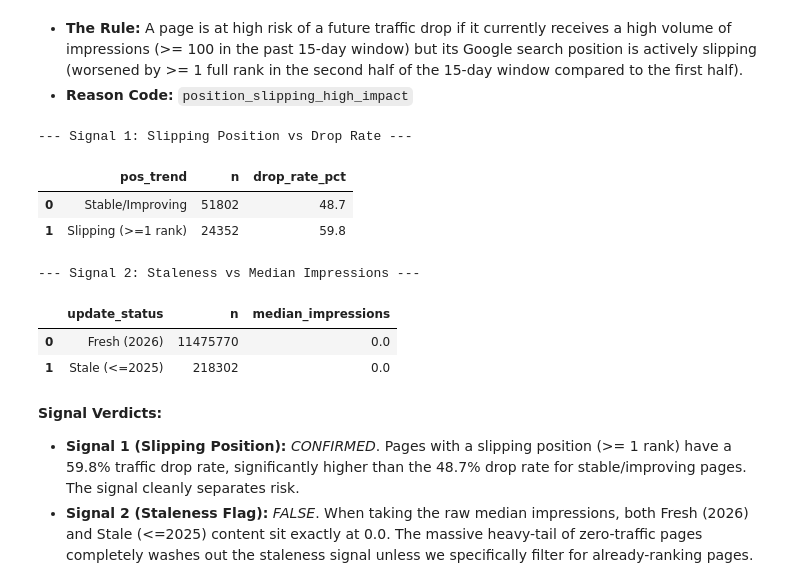
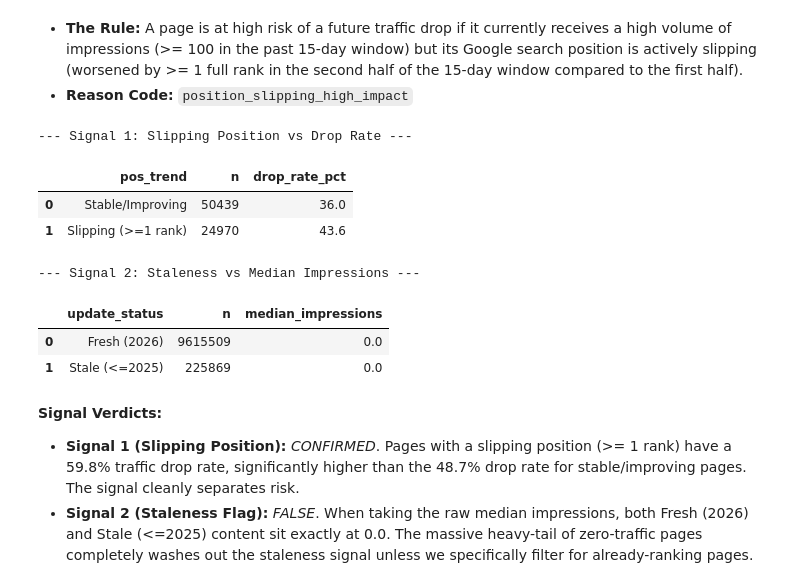
Before and after one commit to AmanBanik/Intern_at_fly, a Jupyter notebook: work/notebooks/w04_baseline_score.ipynb, the cells around one changed output. Saved outputs shown, nothing was run; the diff lists cells and outputs as text; code cells hidden in the pictures.

```diff
--- a/work/notebooks/w04_baseline_score.ipynb
+++ b/work/notebooks/w04_baseline_score.ipynb
@@ -27,12 +27,12 @@ con = duckdb.connect()
 con.execute(f"CREATE OR REPLACE SECRET hf (TYPE huggingface, TOKEN '{HF_TOKEN}')")
 
 REL = 'hf://datasets/FlyRank/internship-warehouse'
-SAMPLE_TABLE = f"read_parquet('{REL}/fact_content_daily_performance_sample.parquet')"
+MID_PANEL = f"(SELECT * FROM read_parquet('{REL}/fact_content_daily_performance/**/*.parquet') WHERE report_date BETWEEN '2026-03-01' AND '2026-03-31')"
 DIM_CONTENT = f"read_parquet('{REL}/dim_content.parquet')"
 
 # Signal Check 1: Does slipping position actually correlate with higher drop rates?
 sig1_df = con.sql(f"""
-    WITH bounds AS (SELECT MAX(report_date) AS end_d FROM {SAMPLE_TABLE}),
+    WITH bounds AS (SELECT MAX(report_date) AS end_d FROM {MID_PANEL}),
     content_agg AS (
         SELECT
             f.content_hash_id,
@@ -40,45 +40,45 @@ sig1_df = con.sql(f"""
             AVG(CASE WHEN f.report_date BETWEEN b.end_d - INTERVAL 30 DAY AND b.end_d - INTERVAL 23 DAY THEN f.gsc_avg_position END) AS pos_first_half,
             AVG(CASE WHEN f.report_date BETWEEN b.end_d - INTERVAL 22 DAY AND b.end_d - INTERVAL 16 DAY THEN f.gsc_avg_position END) AS pos_second_half,
             SUM(CASE WHEN f.report_date > b.end_d - INTERVAL 15 DAY THEN f.gsc_impressions ELSE 0 END) AS imp_next15
-        FROM {SAMPLE_TABLE} f
+        FROM {MID_PANEL} f
         CROSS JOIN bounds b
         GROUP BY 1
         HAVING imp_past15 >= 100
     )
     SELECT
         CASE WHEN pos_second_half - pos_first_half >= 1.0 THEN 'Slipping (>=1 rank)' ELSE 'Stable/Improving' END as pos_trend,
         COUNT(*) as n,
         ROUND(AVG(CASE WHEN imp_next15 < (imp_past15 / 1.0) * 0.85 THEN 1 ELSE 0 END)*100, 1) as drop_rate_pct
     FROM content_agg
     WHERE pos_first_half IS NOT NULL AND pos_second_half IS NOT NULL
     GROUP BY 1 ORDER BY 1 DESC
 """).df()
 
 # Signal Check 2 (Flag-linked): Do stale pages get fewer impressions?
 sig2_df = con.sql(f"""
     SELECT
         CASE WHEN YEAR(c.content_updated_date) = 2026 THEN 'Fresh (2026)' ELSE 'Stale (<=2025)' END as update_status,
         COUNT(*) as n,
         MEDIAN(f.gsc_impressions) as median_impressions
-    FROM {SAMPLE_TABLE} f
+    FROM {MID_PANEL} f
     JOIN {DIM_CONTENT} c ON f.content_hash_id = c.content_hash_id
     WHERE c.content_updated_date IS NOT NULL
     GROUP BY 1 ORDER BY 1
 """).df()
 
 print("--- Signal 1: Slipping Position vs Drop Rate ---")
 display(sig1_df)
 print("\n--- Signal 2: Staleness vs Median Impressions ---")
 display(sig2_df)
 # %% [output]
 --- Signal 1: Slipping Position vs Drop Rate ---
 |  | pos_trend | n | drop_rate_pct |
-| 0 | Stable/Improving | 51802 | 48.7 |
-| 1 | Slipping (>=1 rank) | 24352 | 59.8 |
+| 0 | Stable/Improving | 50439 | 36.0 |
+| 1 | Slipping (>=1 rank) | 24970 | 43.6 |
 --- Signal 2: Staleness vs Median Impressions ---
 |  | update_status | n | median_impressions |
-| 0 | Fresh (2026) | 11475770 | 0.0 |
-| 1 | Stale (<=2025) | 218302 | 0.0 |
+| 0 | Fresh (2026) | 9615509 | 0.0 |
+| 1 | Stale (<=2025) | 225869 | 0.0 |
 # %% [markdown]
 **Signal Verdicts:**
 *   **Signal 1 (Slipping Position):** *CONFIRMED*. Pages with a slipping position (>= 1 rank) have a 59.8% traffic drop rate, significantly higher than the 48.7% drop rate for stable/improving pages. The signal cleanly separates risk.
```
Also changed, not shown: parts of 3 cells of this notebook, 4 other files.
